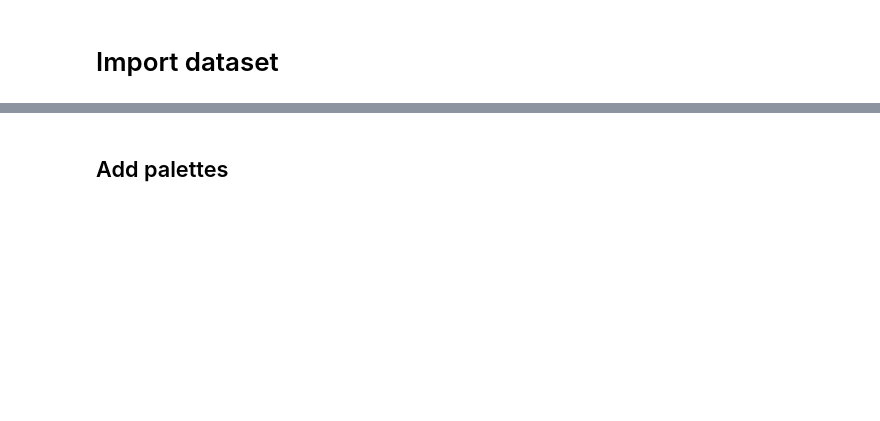
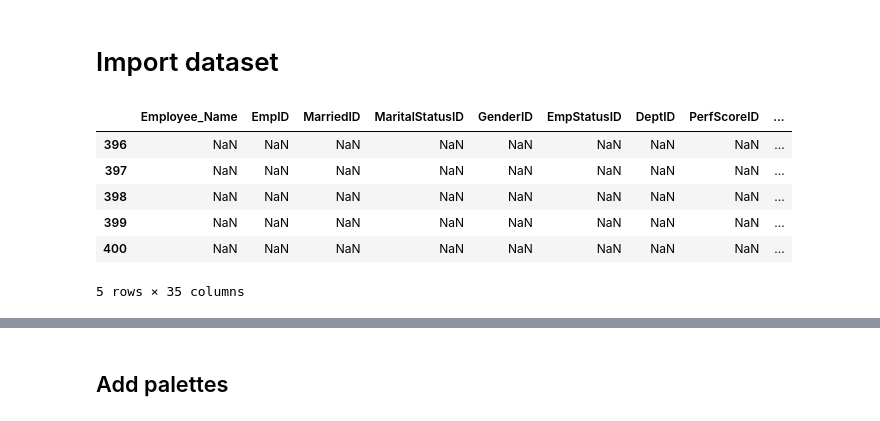
Before and after one commit to amrukwa/data_viz, a Jupyter notebook: HumanResources.ipynb, the cells around one changed output, grey strips where cells are left out. Saved outputs shown, nothing was run; the diff lists cells and outputs as text; code cells hidden in the pictures; blank space fills up the shorter version.

```diff
--- a/HumanResources.ipynb
+++ b/HumanResources.ipynb
@@ -5,3 +5,16 @@ import plotly.express as px
 import plotly.graph_objects as go
 # %% [markdown]
 # Import dataset
+# %%
+file = open('hr.csv')
+hr = pd.read_csv('hr.csv')
+file.close()
+hr.tail()
+# %% [output]
+|  | Employee_Name | EmpID | MarriedID | MaritalStatusID | GenderID | EmpStatusID | DeptID | PerfScoreID | ... |
+| 396 | NaN | NaN | NaN | NaN | NaN | NaN | NaN | NaN | ... |
+| 397 | NaN | NaN | NaN | NaN | NaN | NaN | NaN | NaN | ... |
+| 398 | NaN | NaN | NaN | NaN | NaN | NaN | NaN | NaN | ... |
+| 399 | NaN | NaN | NaN | NaN | NaN | NaN | NaN | NaN | ... |
+| 400 | NaN | NaN | NaN | NaN | NaN | NaN | NaN | NaN | ... |
+5 rows × 35 columns
```
Also changed, not shown: parts of 73 cells of this notebook.
